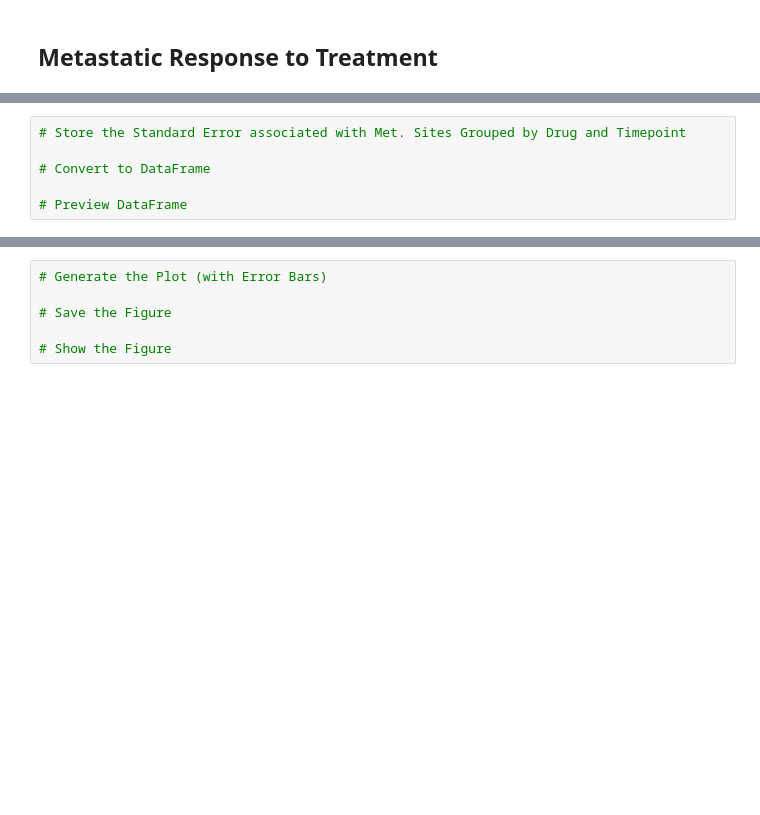
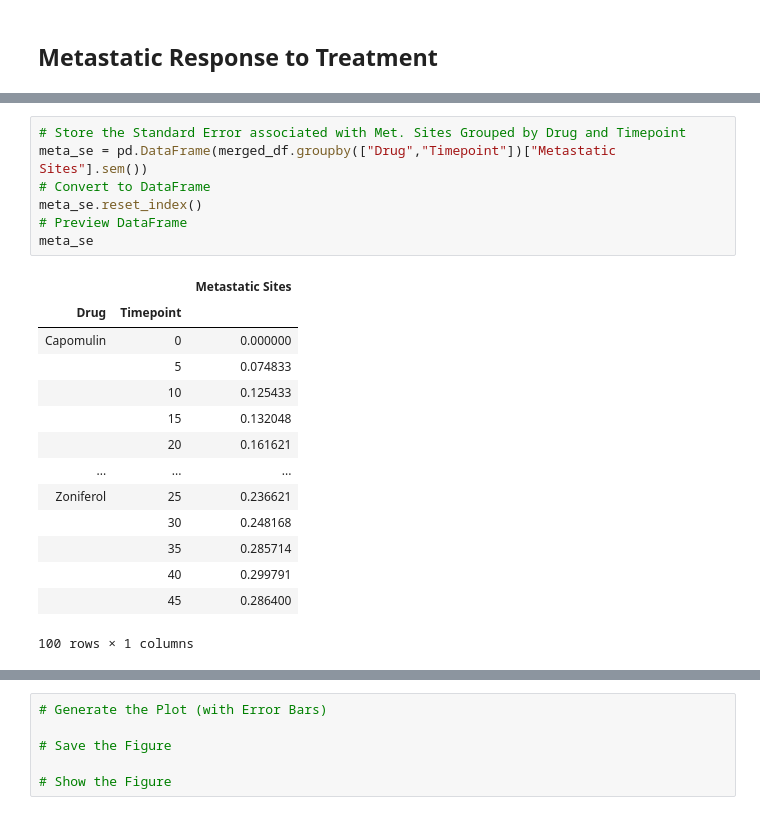
Before and after one commit to CTRLALTAFK/matplotlibChallenge, a Jupyter notebook: Pymaceuticals/pymaceuticals_starter.ipynb, the cells around one changed output, grey strips where cells are left out. Cells and saved outputs as stored; diff of their text form; blank space fills up the shorter version.

```diff
--- a/Pymaceuticals/pymaceuticals_starter.ipynb
+++ b/Pymaceuticals/pymaceuticals_starter.ipynb
@@ -168,8 +184,24 @@ plt.show()
 # %%
 # Store the Standard Error associated with Met. Sites Grouped by Drug and Timepoint
-
+meta_se = pd.DataFrame(merged_df.groupby(["Drug","Timepoint"])["Metastatic Sites"].sem())
 # Convert to DataFrame
-
+meta_se.reset_index()
 # Preview DataFrame
+meta_se
+# %% [output]
+|  |  | Metastatic Sites |
+| Drug | Timepoint |  |
+| Capomulin | 0 | 0.000000 |
+|  | 5 | 0.074833 |
+|  | 10 | 0.125433 |
+|  | 15 | 0.132048 |
+|  | 20 | 0.161621 |
+| ... | ... | ... |
+| Zoniferol | 25 | 0.236621 |
+|  | 30 | 0.248168 |
+|  | 35 | 0.285714 |
+|  | 40 | 0.299791 |
+|  | 45 | 0.286400 |
+100 rows × 1 columns
 # %%
 # Minor Data Munging to Re-Format the Data Frames
```
Also changed, not shown: parts of 4 cells of this notebook.
